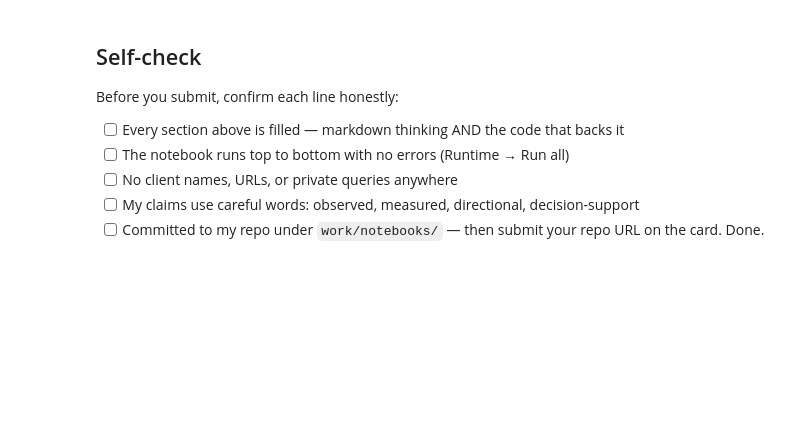
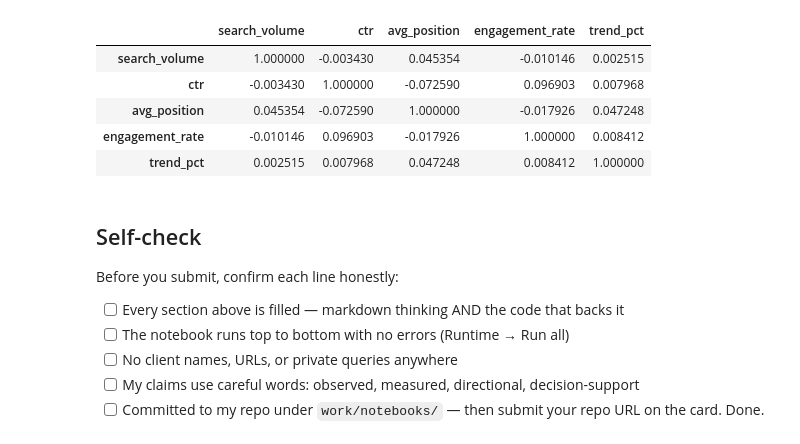
Before and after one commit to hanamonem/flyrank-ml-internship, a Jupyter notebook: work/notebooks/w02_ml_task_framing.ipynb, the cells around one changed output. Drawn from its saved outputs; the diff is of its cells as text; code cells hidden in the pictures; blank space fills up the shorter version.

```diff
--- a/work/notebooks/w02_ml_task_framing.ipynb
+++ b/work/notebooks/w02_ml_task_framing.ipynb
@@ -44,3 +91,16 @@ This skeleton is yours to fill. Work the sections **in order** — each one has
+# %%
+df[['search_volume',
+    'ctr',
+    'avg_position',
+    'engagement_rate',
+    'trend_pct']].corr()
+# %% [output]
+|  | search_volume | ctr | avg_position | engagement_rate | trend_pct |
+| search_volume | 1.000000 | -0.003430 | 0.045354 | -0.010146 | 0.002515 |
+| ctr | -0.003430 | 1.000000 | -0.072590 | 0.096903 | 0.007968 |
+| avg_position | 0.045354 | -0.072590 | 1.000000 | -0.017926 | 0.047248 |
+| engagement_rate | -0.010146 | 0.096903 | -0.017926 | 1.000000 | 0.008412 |
+| trend_pct | 0.002515 | 0.007968 | 0.047248 | 0.008412 | 1.000000 |
 # %% [markdown]
 ## Self-check
 
```
Also changed, not shown: parts of 21 cells of this notebook.
